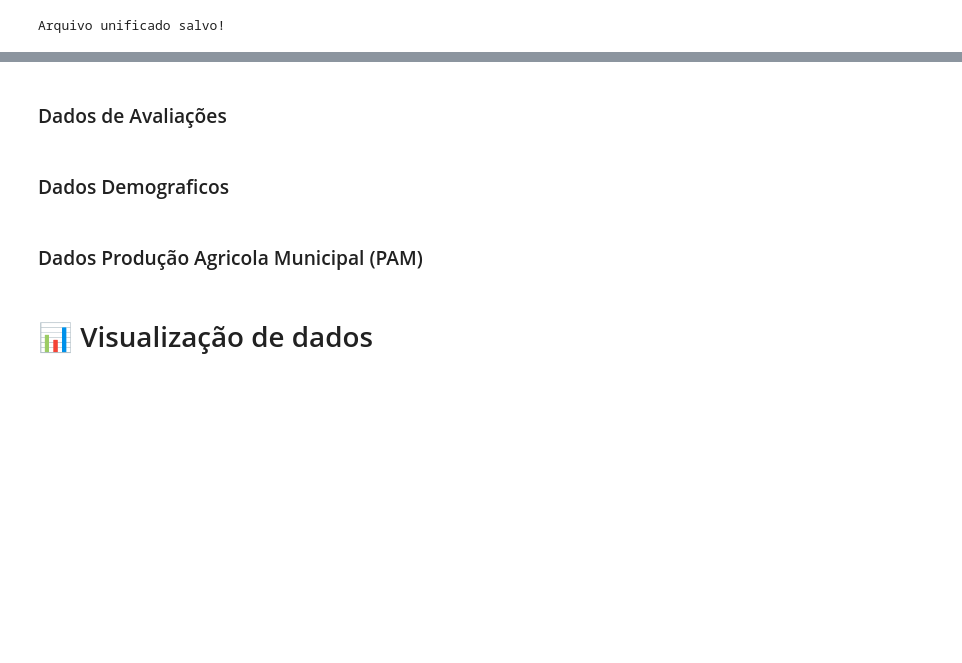
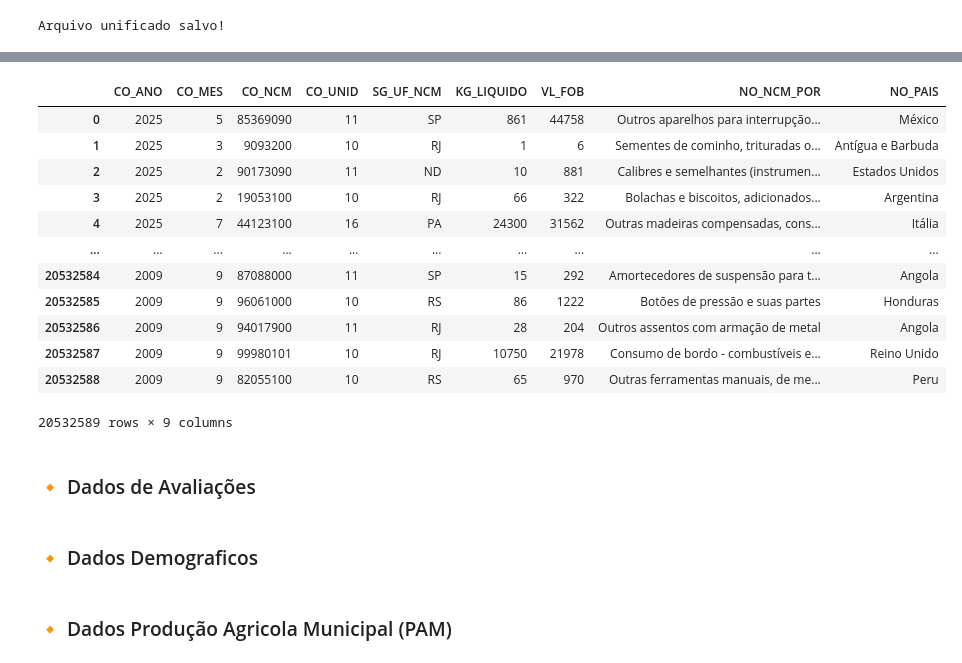
Before and after one commit to gnunes-io/etl_vinicula, a Jupyter notebook: ETL_FiapChall.ipynb, the cells around one changed output, grey strips where cells are left out. Saved outputs shown, nothing was run; the diff lists cells and outputs as text; code cells hidden in the pictures; blank space fills up the shorter version.

```diff
--- a/ETL_FiapChall.ipynb
+++ b/ETL_FiapChall.ipynb
@@ -655,3 +655,19 @@ comex_copy.head()
+# %%
+comex_copy
+# %% [output]
+|  | CO_ANO | CO_MES | CO_NCM | CO_UNID | SG_UF_NCM | KG_LIQUIDO | VL_FOB | NO_NCM_POR | NO_PAIS |
+| 0 | 2025 | 5 | 85369090 | 11 | SP | 861 | 44758 | Outros aparelhos para interrupção... | México |
+| 1 | 2025 | 3 | 9093200 | 10 | RJ | 1 | 6 | Sementes de cominho, trituradas o... | Antígua e Barbuda |
+| 2 | 2025 | 2 | 90173090 | 11 | ND | 10 | 881 | Calibres e semelhantes (instrumen... | Estados Unidos |
+| 3 | 2025 | 2 | 19053100 | 10 | RJ | 66 | 322 | Bolachas e biscoitos, adicionados... | Argentina |
+| 4 | 2025 | 7 | 44123100 | 16 | PA | 24300 | 31562 | Outras madeiras compensadas, cons... | Itália |
+| ... | ... | ... | ... | ... | ... | ... | ... | ... | ... |
+| 20532584 | 2009 | 9 | 87088000 | 11 | SP | 15 | 292 | Amortecedores de suspensão para t... | Angola |
+| 20532585 | 2009 | 9 | 96061000 | 10 | RS | 86 | 1222 | Botões de pressão e suas partes | Honduras |
+| 20532586 | 2009 | 9 | 94017900 | 11 | RJ | 28 | 204 | Outros assentos com armação de metal | Angola |
+| 20532587 | 2009 | 9 | 99980101 | 10 | RJ | 10750 | 21978 | Consumo de bordo - combustíveis e... | Reino Unido |
+| 20532588 | 2009 | 9 | 82055100 | 10 | RS | 65 | 970 | Outras ferramentas manuais, de me... | Peru |
+20532589 rows × 9 columns
 # %%
 # TODA A BASE DE DADOS É REFERENTE A EXPORTAÇÃO
 # NCM = VINHOS DE MESA TRANQUILOS REPRESENTAM X% DAS EXPORTAÇÕES DO BRASIL E X% DO RS (VALOR FOB / INFO DE MERCADO)
@@ -678,10 +694,8 @@ valor_kg_vinhos_rs = comex_copy[(comex_copy['CO_NCM'].isin(ncms_vinho)) & (comex
 #falando em países parceiros
 # Os países 80/20 nas exportações de vinhos (comexstat), quais as oportunidades?
 # %% [markdown]
-### Dados de Avaliações
+### 🔸 Dados de Avaliações
 # %% [markdown]
-### Dados Demograficos
+### 🔸 Dados Demograficos
 # %% [markdown]
-### Dados Produção Agricola Municipal (PAM)
+### 🔸 Dados Produção Agricola Municipal (PAM)
-# %% [markdown]
-# 📊 Visualização de dados
```
Also changed, not shown: parts of 13 cells of this notebook.
